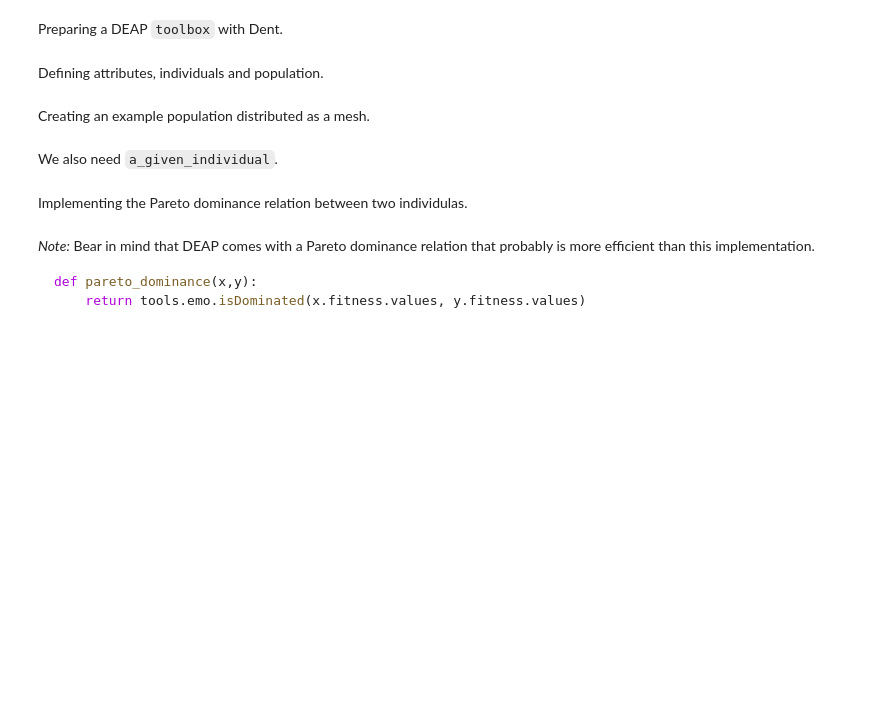
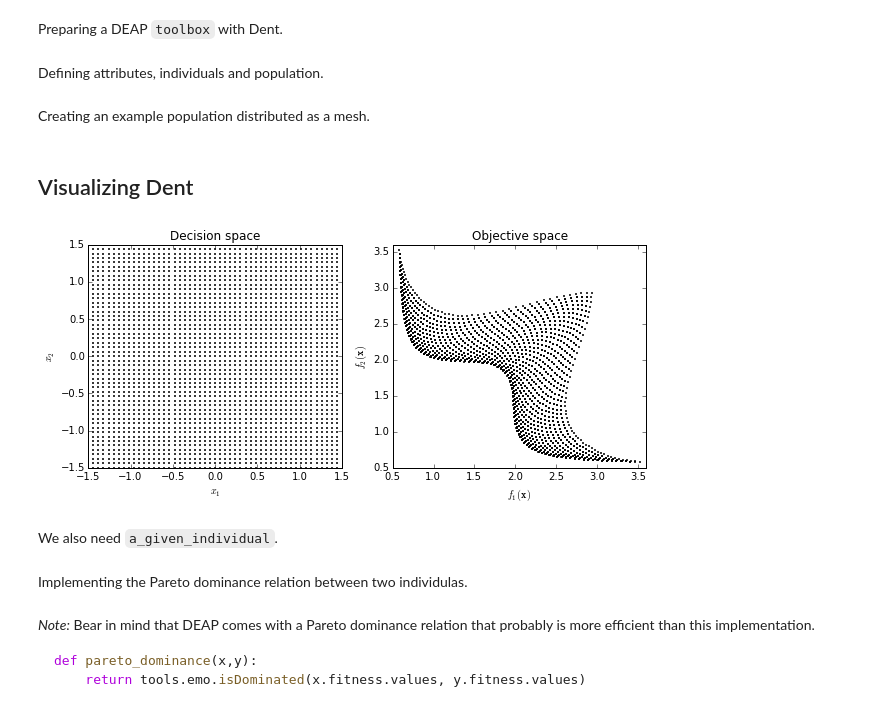
Before and after one commit to lmarti/emo-course-lncc, a Jupyter notebook: Evolutionary Multi-Objective Optimization.ipynb, the cells around one changed output. Drawn from its saved outputs; the diff is of its cells as text; code cells hidden in the pictures; blank space fills up the shorter version.

```diff
--- a/Evolutionary Multi-Objective Optimization.ipynb
+++ b/Evolutionary Multi-Objective Optimization.ipynb
@@ -208,6 +182,19 @@ for i, ind in enumerate(example_pop):
 fitnesses = toolbox.map(toolbox.evaluate, example_pop)
 for ind, fit in zip(example_pop, fitnesses):
     ind.fitness.values = fit
+# %% [markdown]
+## Visualizing Dent
+# %%
+plt.figure(figsize=(10,4))
+plt.subplot(1,2,1)
+for ind in example_pop: plt.plot(ind[0], ind[1], 'k.', ms=3)
+plt.xlabel('$x_1$');plt.ylabel('$x_2$');plt.title('Decision space');
+plt.subplot(1,2,2)
+for ind in example_pop: plt.plot(ind.fitness.values[0], ind.fitness.values[1], 'k.', ms=3)
+plt.xlabel('$f_1(\mathbf{x})$');plt.ylabel('$f_2(\mathbf{x})$');
+plt.xlim((0.5,3.6));plt.ylim((0.5,3.6)); plt.title('Objective space');
+# %% [output]
+[figure, added]
 # %% [markdown]
 We also need `a_given_individual`.
 # %%
```
Also changed, not shown: parts of 48 cells of this notebook, 3 other files.
